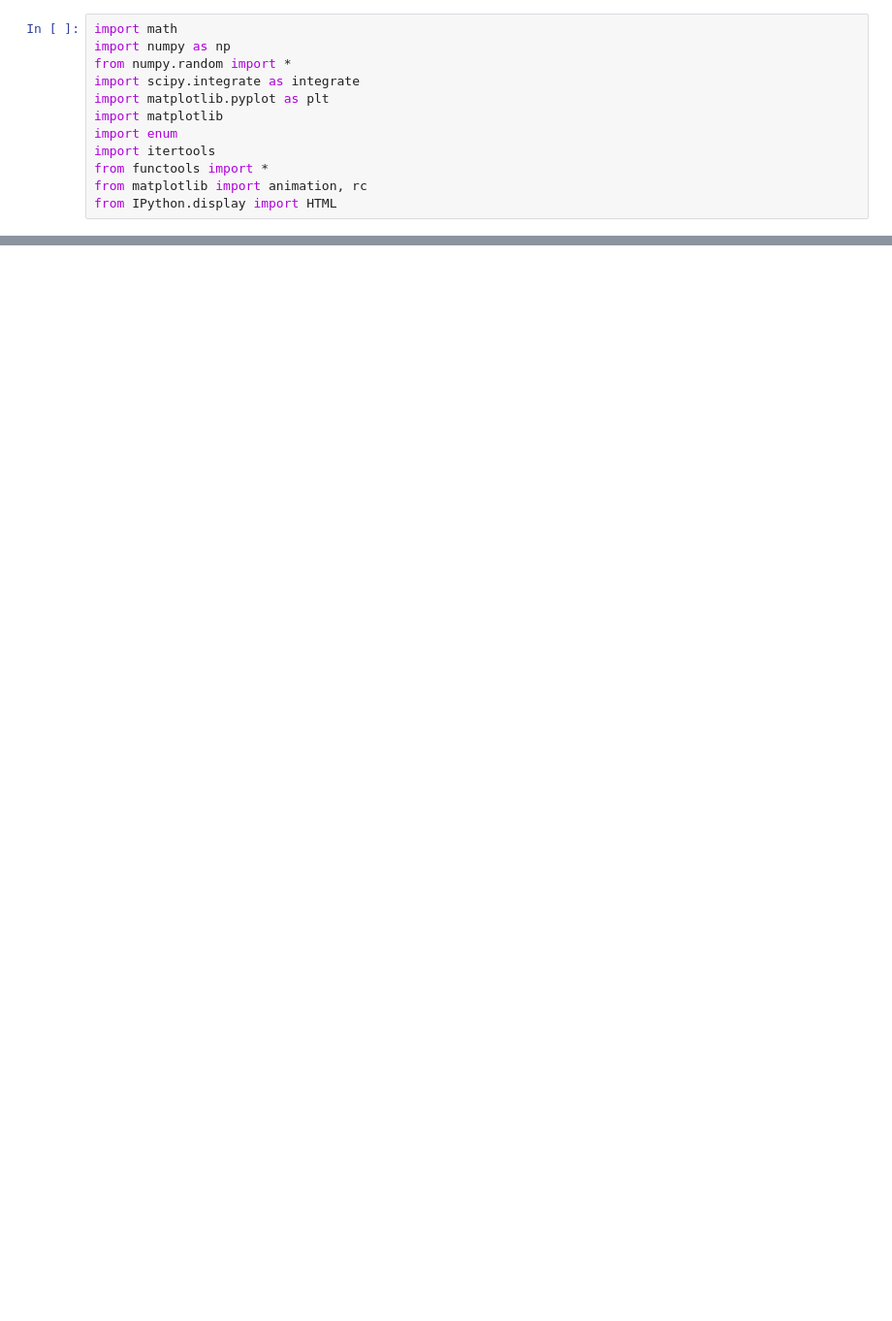
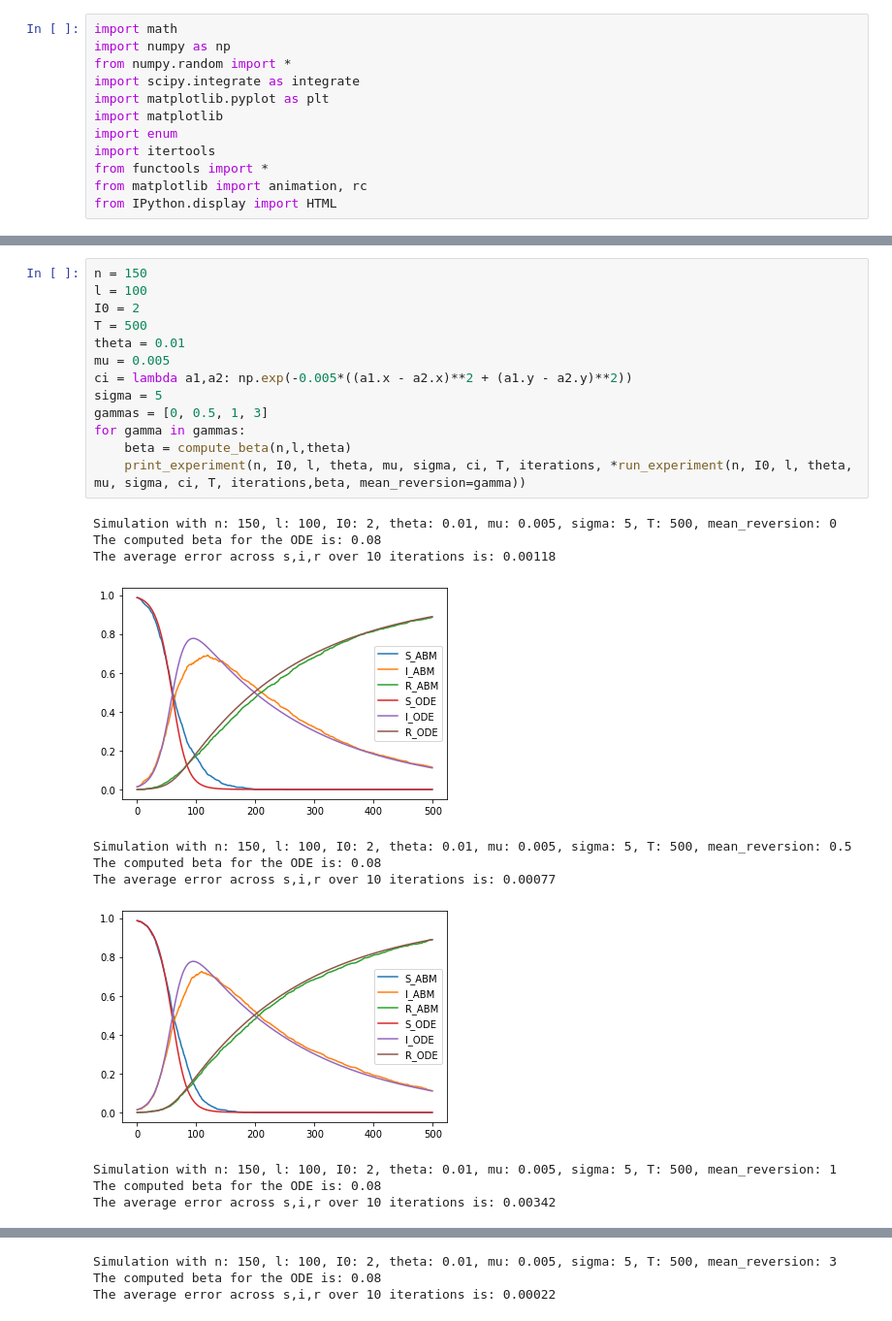
Before and after one commit to frankdfr96/Shared-Notebooks, a Jupyter notebook: ABM to ODE.ipynb, the cells around one changed output, grey strips where cells are left out. Shown at 97% size. Drawn from its saved outputs; the diff is of its cells as text; blank space fills up the shorter version.

```diff
--- a/ABM to ODE.ipynb
+++ b/ABM to ODE.ipynb
@@ -300,0 +307,25 @@ for counter, n in enumerate(ns):
+# %%
+n = 150
+l = 100
+I0 = 2
+T = 500
+theta = 0.01
+mu = 0.005
+ci = lambda a1,a2: np.exp(-0.005*((a1.x - a2.x)**2 + (a1.y - a2.y)**2))
+sigma = 5
+gammas = [0, 0.5, 1, 3]
+for gamma in gammas:
+    beta = compute_beta(n,l,theta)
+    print_experiment(n, I0, l, theta, mu, sigma, ci, T, iterations, *run_experiment(n, I0, l, theta, mu, sigma, ci, T, iterations,beta, mean_reversion=gamma))
+# %% [output]
+Simulation with n: 150, l: 100, I0: 2, theta: 0.01, mu: 0.005, sigma: 5, T: 500, mean_reversion: 0
+The computed beta for the ODE is: 0.08
+The average error across s,i,r over 10 iterations is: 0.00118
+[figure, added]
+Simulation with n: 150, l: 100, I0: 2, theta: 0.01, mu: 0.005, sigma: 5, T: 500, mean_reversion: 0.5
+The computed beta for the ODE is: 0.08
+The average error across s,i,r over 10 iterations is: 0.00077
+[figure, added]
+Simulation with n: 150, l: 100, I0: 2, theta: 0.01, mu: 0.005, sigma: 5, T: 500, mean_reversion: 1
+The computed beta for the ODE is: 0.08
+The average error across s,i,r over 10 iterations is: 0.00342
@@ -300,0 +333,3 @@ for counter, n in enumerate(ns):
+Simulation with n: 150, l: 100, I0: 2, theta: 0.01, mu: 0.005, sigma: 5, T: 500, mean_reversion: 3
+The computed beta for the ODE is: 0.08
+The average error across s,i,r over 10 iterations is: 0.00022
```
Also changed, not shown: parts of 20 cells of this notebook.
